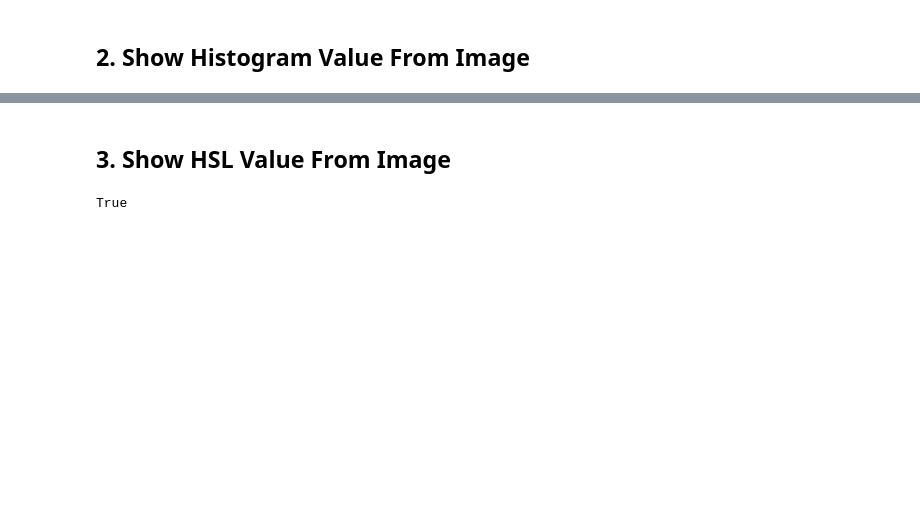
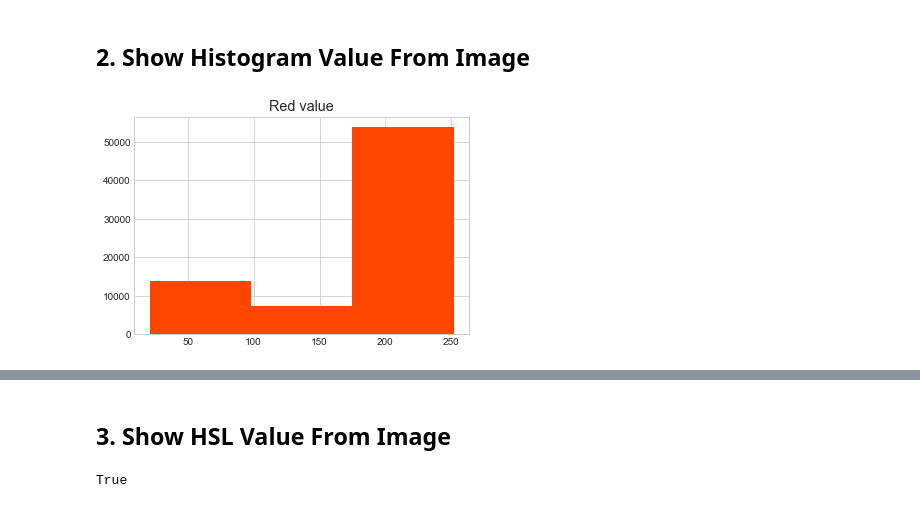
Before and after one commit to zodplugin/PengolahanCitra, a Jupyter notebook: M1_Pengolahan_Citra.ipynb, the cells around one changed output, grey strips where cells are left out. Cells and saved outputs as stored; diff of their text form; code cells hidden in the pictures; blank space fills up the shorter version.

```diff
--- a/M1_Pengolahan_Citra.ipynb
+++ b/M1_Pengolahan_Citra.ipynb
@@ -48,2 +37,10 @@ image1
 # %% [markdown]
 ## 2. Show Histogram Value From Image
+# %%
+# Set title
+plt.title("Red value")
+plt.style.use('seaborn-whitegrid')
+plt.hist(df["Red"], color = "orangered", bins=3)
+plt.show()
+# %% [output]
+[figure, added]
```
Also changed, not shown: parts of 14 cells of this notebook, 1 other file.
